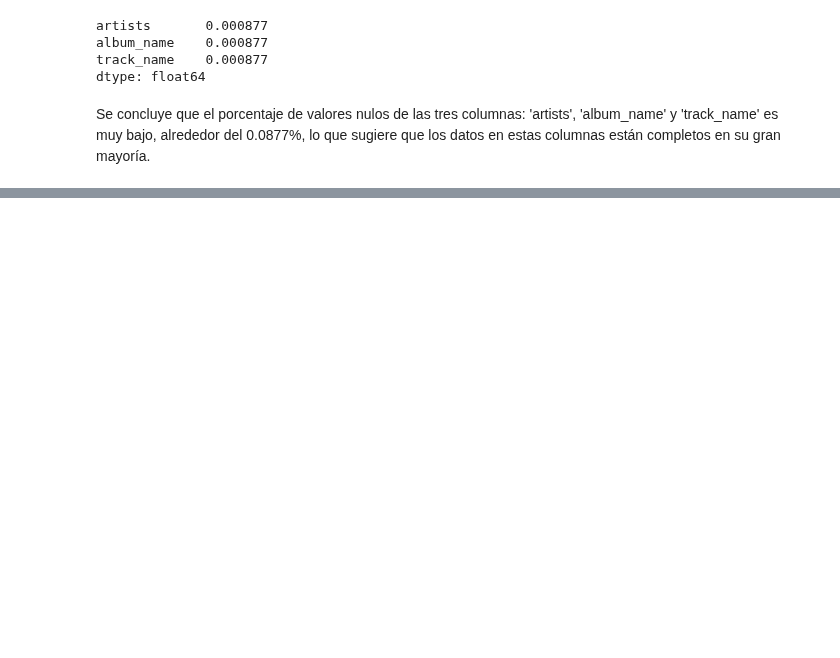
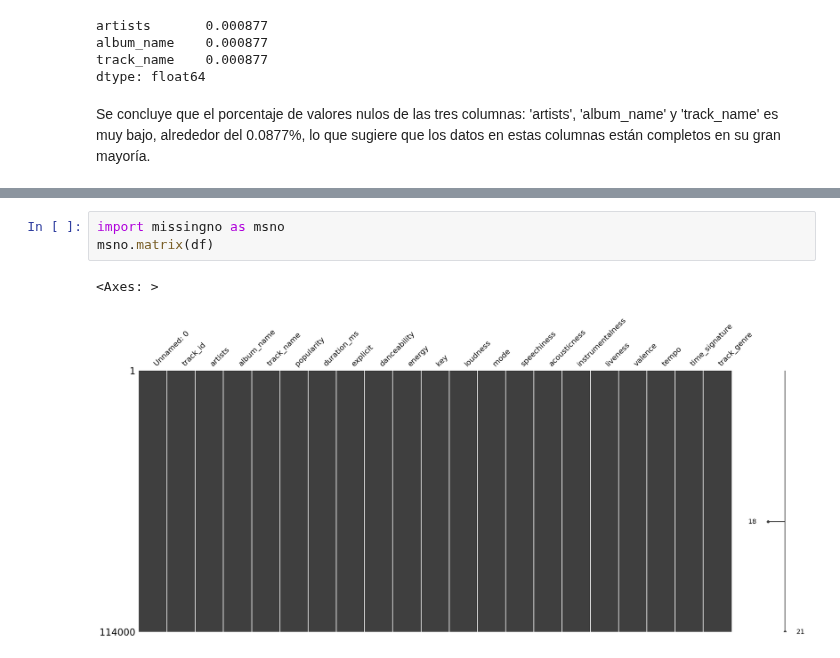
Before and after one commit to FacundoCardozo5/Nuevo-repo, a Jupyter notebook: notebooks/Data_Wrangling_Cardozo.ipynb, the cells around one changed output, grey strips where cells are left out. Drawn from its saved outputs; the diff is of its cells as text; blank space fills up the shorter version.

```diff
--- a/notebooks/Data_Wrangling_Cardozo.ipynb
+++ b/notebooks/Data_Wrangling_Cardozo.ipynb
@@ -164,0 +195,6 @@ Se concluye que el porcentaje de valores nulos de las tres columnas: 'artists',
+# %%
+import missingno as msno
+msno.matrix(df)
+# %% [output]
+<Axes: >
+[figure, added]
```
Also changed, not shown: parts of 5 cells of this notebook.
